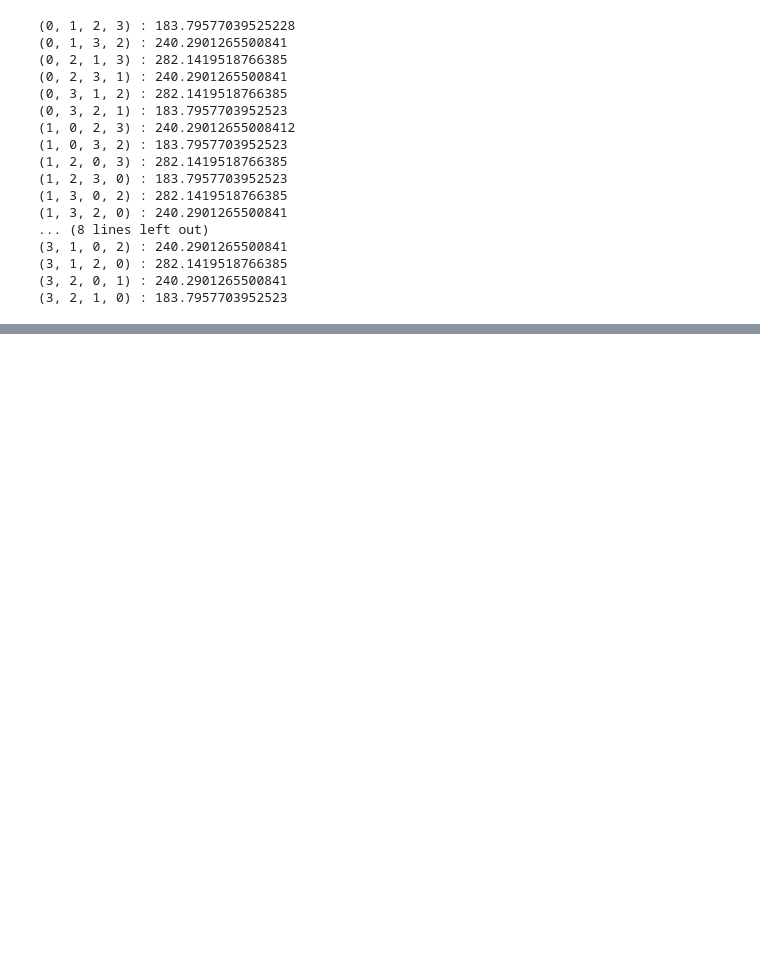
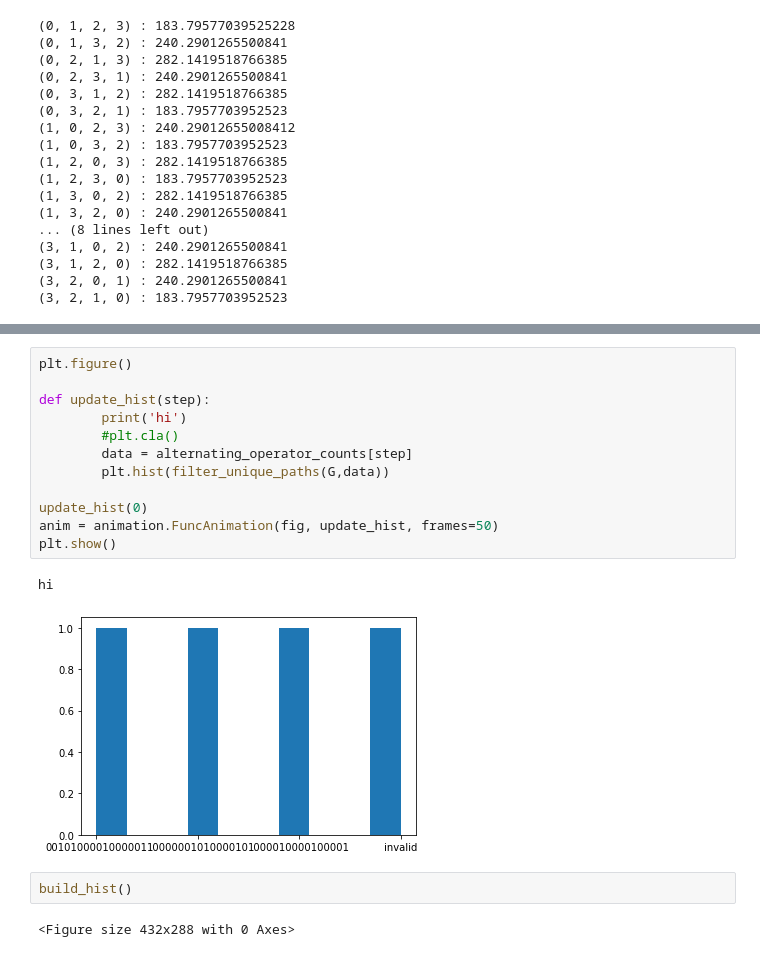
Before and after one commit to simondobers/quantum_alternating_operator, a Jupyter notebook: TSP.ipynb, the cells around one changed output, grey strips where cells are left out. Drawn from its saved outputs; the diff is of its cells as text; blank space fills up the shorter version.

```diff
--- a/TSP.ipynb
+++ b/TSP.ipynb
@@ -129,0 +227,19 @@ res_qaoa
+# %%
+plt.figure()
+
+def update_hist(step):
+        print('hi')
+        #plt.cla()
+        data = alternating_operator_counts[step]
+        plt.hist(filter_unique_paths(G,data))
+
+update_hist(0)
+anim = animation.FuncAnimation(fig, update_hist, frames=50)
+plt.show()
+# %% [output]
+hi
+[figure, added]
+# %%
+build_hist()
+# %% [output]
+<Figure size 432x288 with 0 Axes>
```
Also changed, not shown: parts of 27 cells of this notebook, 1 other file.
